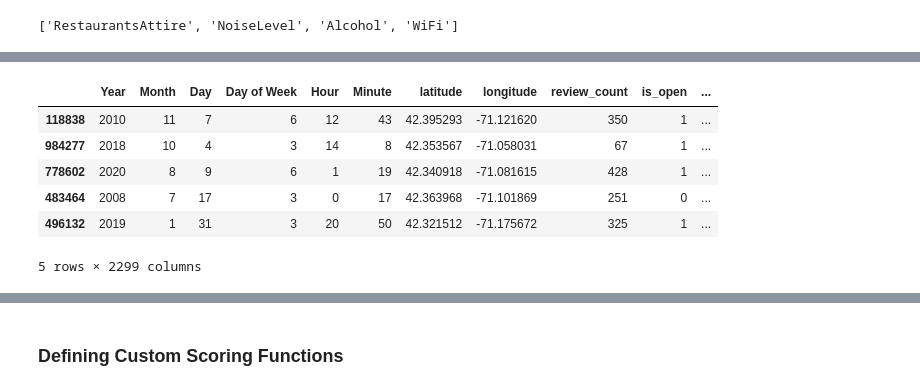
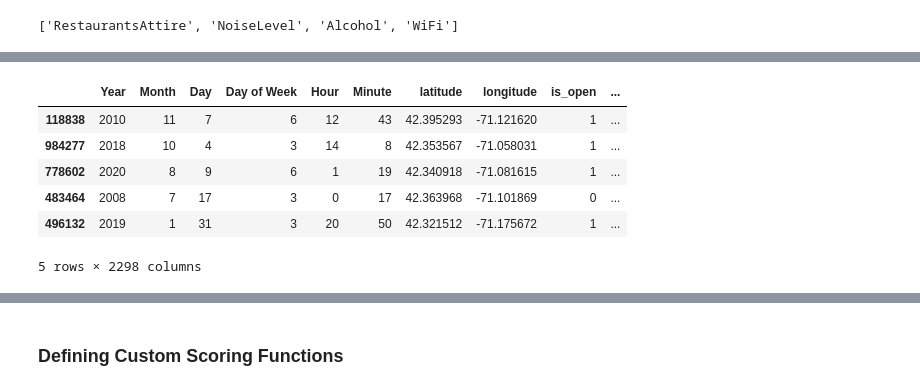
Before and after one commit to allistaircota/rate_my_restaurant, a Jupyter notebook: notebooks/3_Model_Setup_and_Evaluation.ipynb, the cells around one changed output, grey strips where cells are left out. Cells and saved outputs as stored; diff of their text form; code cells hidden in the pictures.

```diff
--- a/notebooks/3_Model_Setup_and_Evaluation.ipynb
+++ b/notebooks/3_Model_Setup_and_Evaluation.ipynb
@@ -219,0 +300,2 @@ plt.show()
+# %%
+X.drop(['Nightlife', 'review_count'], axis=1, inplace=True)
@@ -432,0 +482,38 @@ Wall time: 27.9 µs
+# %%
+%%time
+######## Transformation 1a: Bag of Words with Stemming #######
+
+## Train Set
+
+# Fit & transform training set
+temp_df = trans_1a.fit_transform(X_train).todense()
+
+# Make column trasnformer output a data frame
+temp_df = pd.DataFrame(columns=trans_1a.get_feature_names_out(), data=temp_df, index=X_train.index)
+
+# Concatentate column transformed columns with rest of data frame
+X_train_unscaled_1a = pd.concat([X_train.drop(categorical_columns+['text'], axis=1), temp_df], axis=1)
+
+# Create scaled data frame
+X_train_scaled_1a = scaler.fit_transform(X_train_unscaled_1a)
+X_train_scaled_1a = pd.DataFrame(X_train_scaled_1a, columns=X_train_unscaled_1a.columns)
+
+
+## Test Set
+
+# Transform training set
+temp_df = trans_1a.transform(X_test).todense()
+# Make column trasnformer output a data frame
+temp_df = pd.DataFrame(columns=trans_1a.get_feature_names_out(), data=temp_df, index=X_test.index)
+# Concatentate column transformed columns with rest of data frame
+X_test_unscaled_1a = pd.concat([X_test.drop(categorical_columns+['text'], axis=1), temp_df], axis=1)
+
+# Create scaled data frame
+X_test_scaled_1a = scaler.fit_transform(X_test_unscaled_1a)
+X_test_scaled_1a = pd.DataFrame(X_test_scaled_1a, columns=X_test_unscaled_1a.columns)
+
+# Print shapes
+print(f'Shape of unscaled train set for : {X_train_unscaled_1a.shape}')
+print(f'Shape of scaled train set for : {X_train_scaled_1a.shape}')
+print(f'Shape of unscaled test set for : {X_test_unscaled_1a.shape}')
+print(f'Shape of scaled test set: {X_test_scaled_1a.shape}')
@@ -448,10 +662,10 @@ array(['cat__RestaurantsAttire_dressy', 'cat__NoiseLevel_loud',
 # %%
-X_train_unscaled.head()
+X_train_unscaled_1a.head()
 # %% [output]
-|  | Year | Month | Day | Day of Week | Hour | Minute | latitude | longitude | review_count | is_open | ... |
-| 118838 | 2010 | 11 | 7 | 6 | 12 | 43 | 42.395293 | -71.121620 | 350 | 1 | ... |
-| 984277 | 2018 | 10 | 4 | 3 | 14 | 8 | 42.353567 | -71.058031 | 67 | 1 | ... |
-| 778602 | 2020 | 8 | 9 | 6 | 1 | 19 | 42.340918 | -71.081615 | 428 | 1 | ... |
-| 483464 | 2008 | 7 | 17 | 3 | 0 | 17 | 42.363968 | -71.101869 | 251 | 0 | ... |
-| 496132 | 2019 | 1 | 31 | 3 | 20 | 50 | 42.321512 | -71.175672 | 325 | 1 | ... |
+|  | Year | Month | Day | Day of Week | Hour | Minute | latitude | longitude | is_open | ... |
+| 118838 | 2010 | 11 | 7 | 6 | 12 | 43 | 42.395293 | -71.121620 | 1 | ... |
+| 984277 | 2018 | 10 | 4 | 3 | 14 | 8 | 42.353567 | -71.058031 | 1 | ... |
+| 778602 | 2020 | 8 | 9 | 6 | 1 | 19 | 42.340918 | -71.081615 | 1 | ... |
+| 483464 | 2008 | 7 | 17 | 3 | 0 | 17 | 42.363968 | -71.101869 | 0 | ... |
+| 496132 | 2019 | 1 | 31 | 3 | 20 | 50 | 42.321512 | -71.175672 | 1 | ... |
-5 rows × 2299 columns
+5 rows × 2298 columns
```
Also changed, not shown: parts of 162 cells of this notebook.
